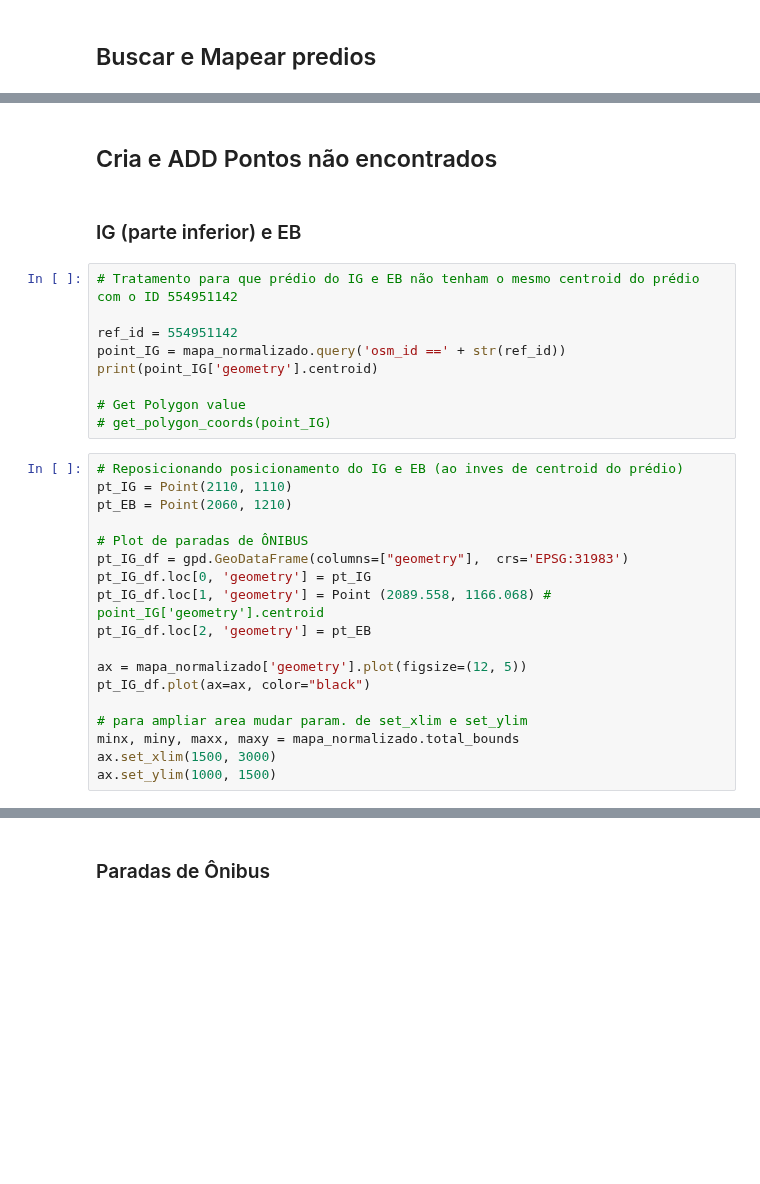
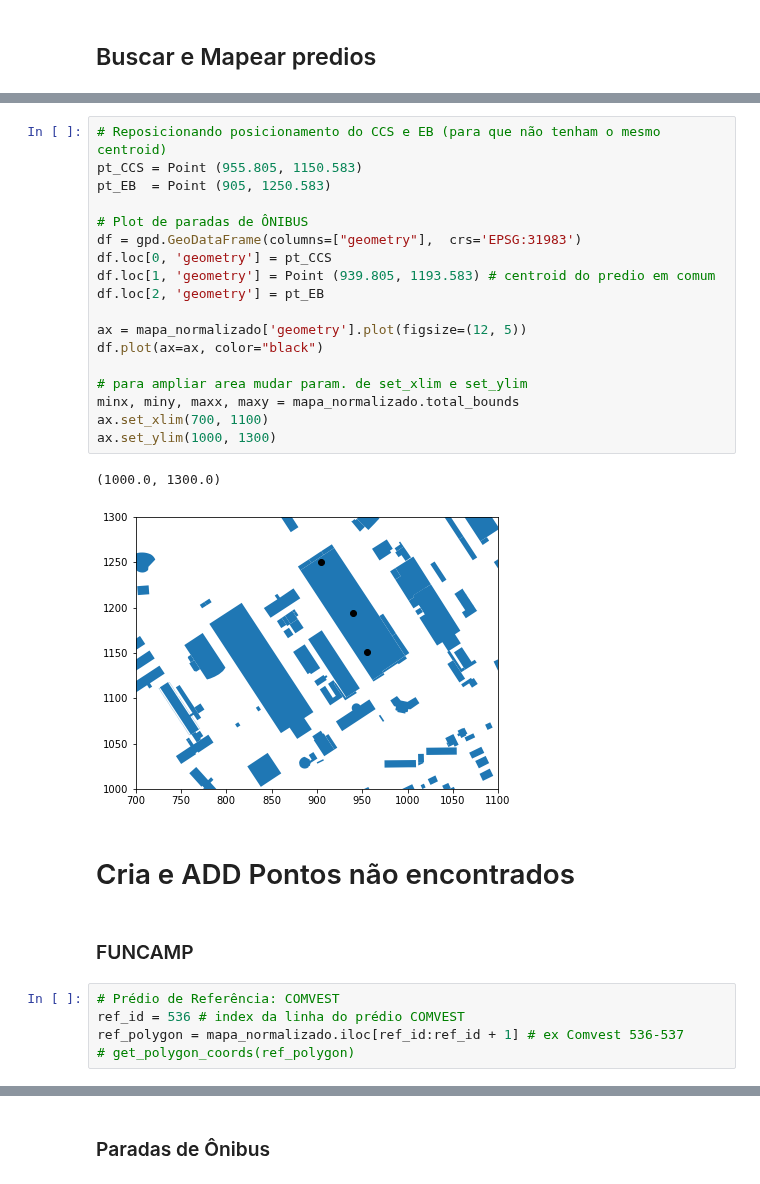
Before and after one commit to wasp-lahis/ns3-bmap, a Jupyter notebook: NS3/obstacle_exp/unicamp-arcgis-input-to-ns3/create-dataset-inputs-to-ns3.ipynb, the cells around one changed output, grey strips where cells are left out. Drawn from its saved outputs; the diff is of its cells as text; blank space fills up the shorter version.

```diff
--- a/NS3/obstacle_exp/unicamp-arcgis-input-to-ns3/create-dataset-inputs-to-ns3.ipynb
+++ b/NS3/obstacle_exp/unicamp-arcgis-input-to-ns3/create-dataset-inputs-to-ns3.ipynb
@@ -388,31 +408,30 @@ predio['geometry'].plot(ax=ax, color='Red')
+# %%
+# Reposicionando posicionamento do CCS e EB (para que não tenham o mesmo centroid)
+pt_CCS = Point (955.805, 1150.583)
+pt_EB  = Point (905, 1250.583)
+
+# Plot de paradas de ÔNIBUS
+df = gpd.GeoDataFrame(columns=["geometry"],  crs='EPSG:31983')
+df.loc[0, 'geometry'] = pt_CCS
+df.loc[1, 'geometry'] = Point (939.805, 1193.583) # centroid do predio em comum
+df.loc[2, 'geometry'] = pt_EB
+
+ax = mapa_normalizado['geometry'].plot(figsize=(12, 5))
+df.plot(ax=ax, color="black")
+
+# para ampliar area mudar param. de set_xlim e set_ylim
+minx, miny, maxx, maxy = mapa_normalizado.total_bounds
+ax.set_xlim(700, 1100)
+ax.set_ylim(1000, 1300)
+# %% [output]
+(1000.0, 1300.0)
+[figure, added]
 # %% [markdown]
-## Cria e ADD Pontos não encontrados
+# Cria e ADD Pontos não encontrados
-# %% [markdown]
-### IG (parte inferior) e EB
-# %%
-# Tratamento para que prédio do IG e EB não tenham o mesmo centroid do prédio com o ID 554951142
-
-ref_id = 554951142
-point_IG = mapa_normalizado.query('osm_id ==' + str(ref_id))
-print(point_IG['geometry'].centroid)
-
-# Get Polygon value
-# get_polygon_coords(point_IG)
-# %%
-# Reposicionando posicionamento do IG e EB (ao inves de centroid do prédio)
-pt_IG = Point(2110, 1110)
-pt_EB = Point(2060, 1210)
-
-# Plot de paradas de ÔNIBUS
-pt_IG_df = gpd.GeoDataFrame(columns=["geometry"],  crs='EPSG:31983')
-pt_IG_df.loc[0, 'geometry'] = pt_IG
-pt_IG_df.loc[1, 'geometry'] = Point (2089.558, 1166.068) # point_IG['geometry'].centroid
-pt_IG_df.loc[2, 'geometry'] = pt_EB
-
-ax = mapa_normalizado['geometry'].plot(figsize=(12, 5))
-pt_IG_df.plot(ax=ax, color="black")
-
-# para ampliar area mudar param. de set_xlim e set_ylim
-minx, miny, maxx, maxy = mapa_normalizado.total_bounds
-ax.set_xlim(1500, 3000)
-ax.set_ylim(1000, 1500)
+# %% [markdown]
+### FUNCAMP
+# %%
+# Prédio de Referência: COMVEST
+ref_id = 536 # index da linha do prédio COMVEST
+ref_polygon = mapa_normalizado.iloc[ref_id:ref_id + 1] # ex Comvest 536-537
+# get_polygon_coords(ref_polygon)
```
Also changed, not shown: parts of 58 cells of this notebook, 6 other files.
